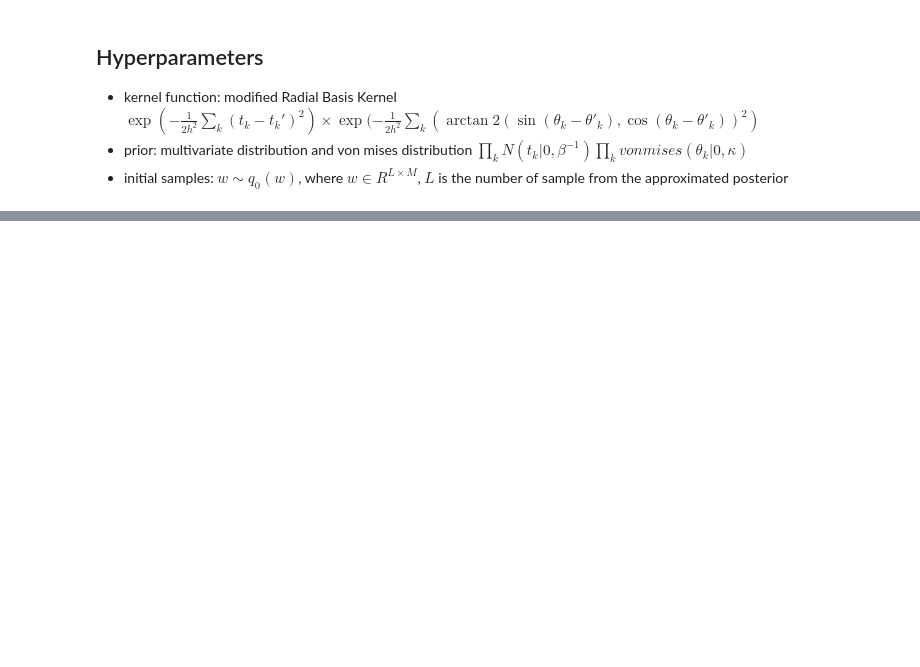
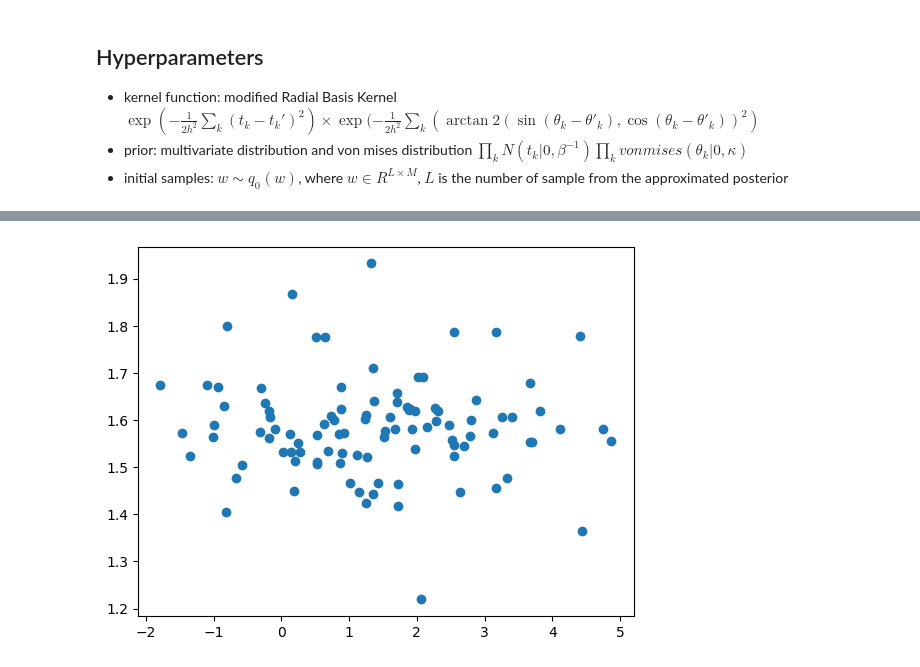
Before and after one commit to fumish/self_study, a Jupyter notebook: prototypes/stein_variational_inference_icp.ipynb, the cells around one changed output, grey strips where cells are left out. Cells and saved outputs as stored; diff of their text form; code cells hidden in the pictures; blank space fills up the shorter version.

```diff
--- a/prototypes/stein_variational_inference_icp.ipynb
+++ b/prototypes/stein_variational_inference_icp.ipynb
@@ -832,0 +319,5 @@ stein_discrepancy
+# %%
+plt.scatter(post_param[:,5], post_param[:,4])
+plt.show()
+# %% [output]
+[figure, added]
```
Also changed, not shown: parts of 69 cells of this notebook, 1 other file.
